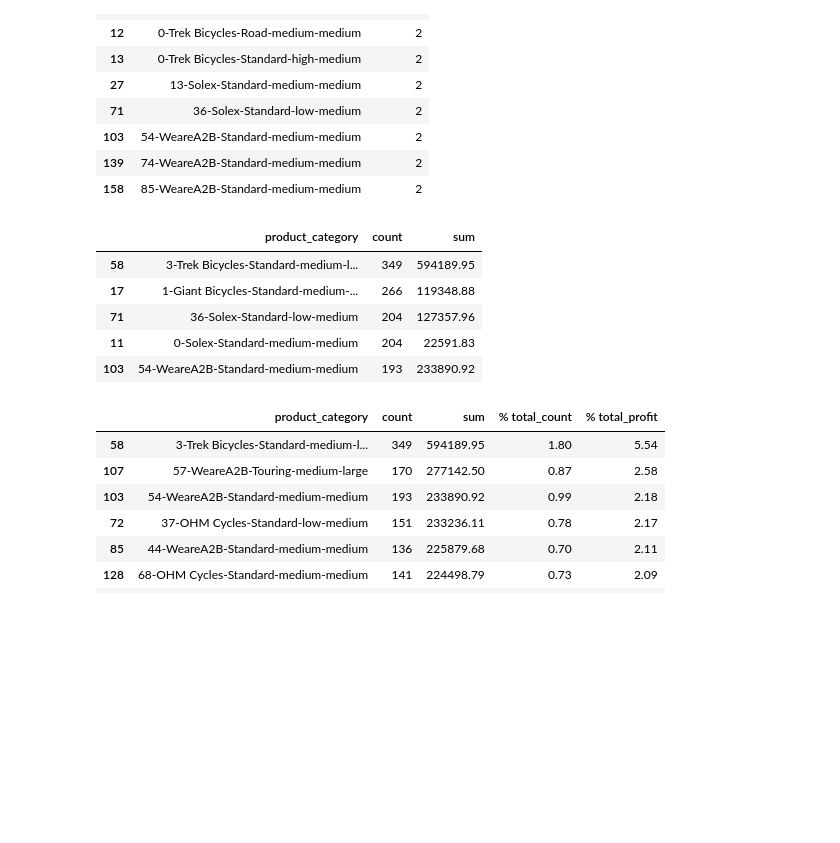
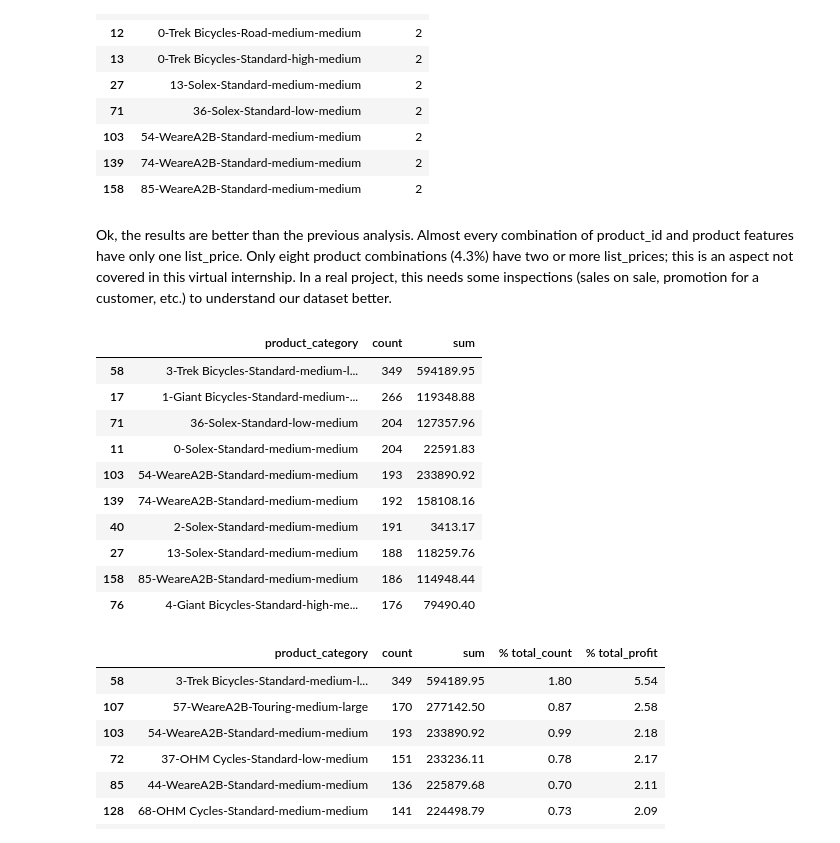
Before and after one commit to simo2712/VI_kpmg_data_analytics, a Jupyter notebook: Task_2/Task 2.2 - Data Insights.ipynb, the cells around one changed output. Drawn from its saved outputs; the diff is of its cells as text; code cells hidden in the pictures; blank space fills up the shorter version.

```diff
--- a/Task_2/Task 2.2 - Data Insights.ipynb
+++ b/Task_2/Task 2.2 - Data Insights.ipynb
@@ -166,6 +171,8 @@ grouped_product[grouped_product['list_price']!=1]
 | 103 | 54-WeareA2B-Standard-medium-medium | 2 |
 | 139 | 74-WeareA2B-Standard-medium-medium | 2 |
 | 158 | 85-WeareA2B-Standard-medium-medium | 2 |
+# %% [markdown]
+Ok, the results are better than the previous analysis. Almost every combination of product_id and product features have only one list_price. Only eight product combinations (4.3%) have two or more list_prices; this is an aspect not covered in this virtual internship. In a real project, this needs some inspections (sales on sale, promotion for a customer, etc.) to understand our dataset better.
 # %%
 # Add column profit for every transaction
 transactions['profit'] = transactions['list_price'] - transactions['standard_cost']
@@ -174,14 +181,19 @@ transactions['profit'] = transactions['list_price'] - transactions['standard_cos
 impact_product = transactions.groupby(['product_category'])['profit'].agg(['count','sum']).reset_index()
 impact_product.sort_values('count', inplace=True, ascending=False)
 # %%
-impact_product.head()
+impact_product.head(10)
 # %% [output]
 |  | product_category | count | sum |
 | 58 | 3-Trek Bicycles-Standard-medium-l... | 349 | 594189.95 |
 | 17 | 1-Giant Bicycles-Standard-medium-... | 266 | 119348.88 |
 | 71 | 36-Solex-Standard-low-medium | 204 | 127357.96 |
 | 11 | 0-Solex-Standard-medium-medium | 204 | 22591.83 |
 | 103 | 54-WeareA2B-Standard-medium-medium | 193 | 233890.92 |
+| 139 | 74-WeareA2B-Standard-medium-medium | 192 | 158108.16 |
+| 40 | 2-Solex-Standard-medium-medium | 191 | 3413.17 |
+| 27 | 13-Solex-Standard-medium-medium | 188 | 118259.76 |
+| 158 | 85-WeareA2B-Standard-medium-medium | 186 | 114948.44 |
+| 76 | 4-Giant Bicycles-Standard-high-me... | 176 | 79490.40 |
 # %%
 # Explore the impact of every product in percentage (count and profit)
 impact_product['% total_count'] = round(impact_product['count']/impact_product['count'].sum()*100,2)
```
Also changed, not shown: parts of 11 cells of this notebook.
